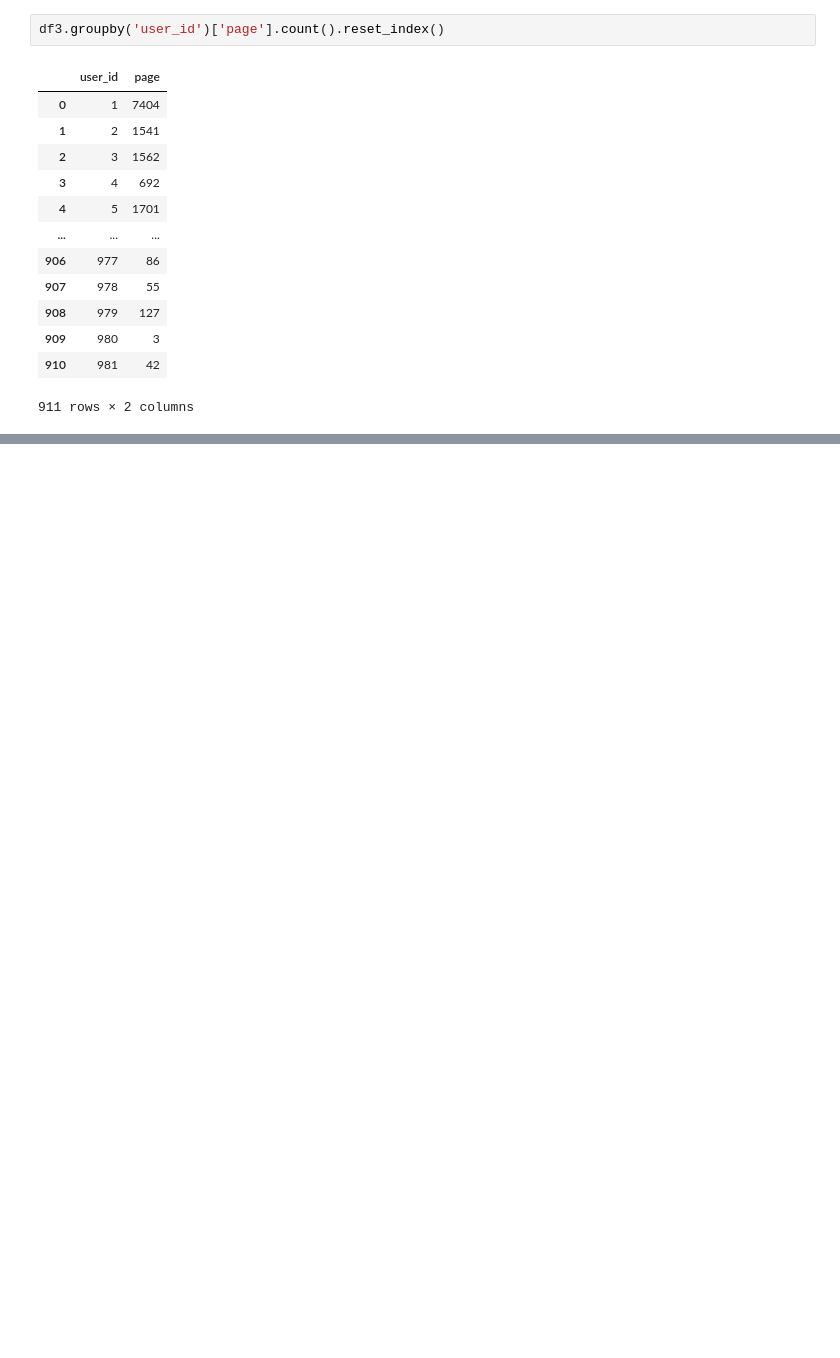
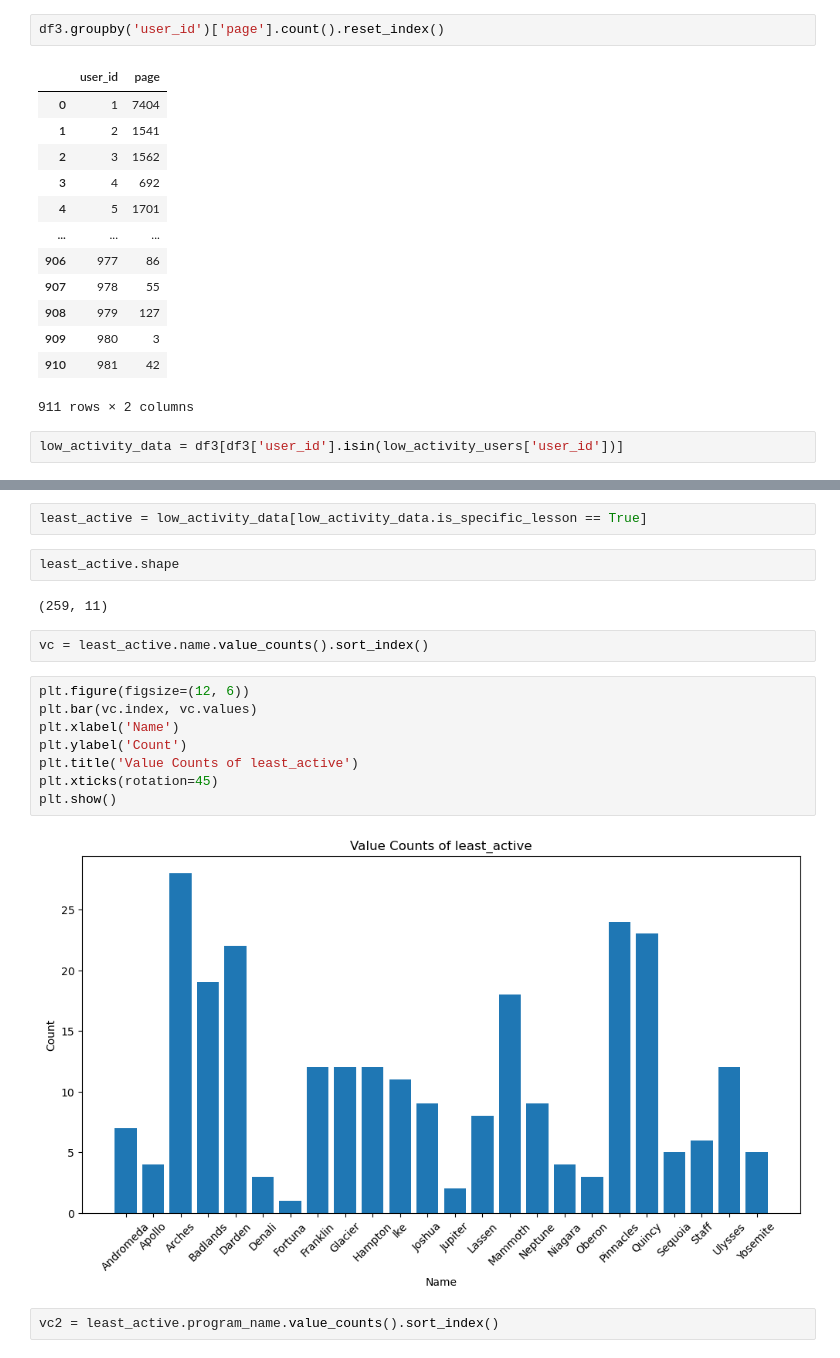
Before and after one commit to Thoai-Adam/anomaly_detection_project, a Jupyter notebook: Untitled.ipynb, the cells around one changed output, grey strips where cells are left out. Cells and saved outputs as stored; diff of their text form; blank space fills up the shorter version.

```diff
--- a/Untitled.ipynb
+++ b/Untitled.ipynb
@@ -243,3 +270,5 @@ df3.groupby('user_id')['page'].count().reset_index()
 | 909 | 980 | 3 |
 | 910 | 981 | 42 |
 911 rows × 2 columns
+# %%
+low_activity_data = df3[df3['user_id'].isin(low_activity_users['user_id'])]
@@ -245,0 +313,20 @@ df3.groupby('user_id')['page'].count().reset_index()
+# %%
+least_active = low_activity_data[low_activity_data.is_specific_lesson == True]
+# %%
+least_active.shape
+# %% [output]
+(259, 11)
+# %%
+vc = least_active.name.value_counts().sort_index()
+# %%
+plt.figure(figsize=(12, 6))
+plt.bar(vc.index, vc.values)
+plt.xlabel('Name')
+plt.ylabel('Count')
+plt.title('Value Counts of least_active')
+plt.xticks(rotation=45)
+plt.show()
+# %% [output]
+[figure, added]
+# %%
+vc2 = least_active.program_name.value_counts().sort_index()
```
Also changed, not shown: parts of 32 cells of this notebook.
